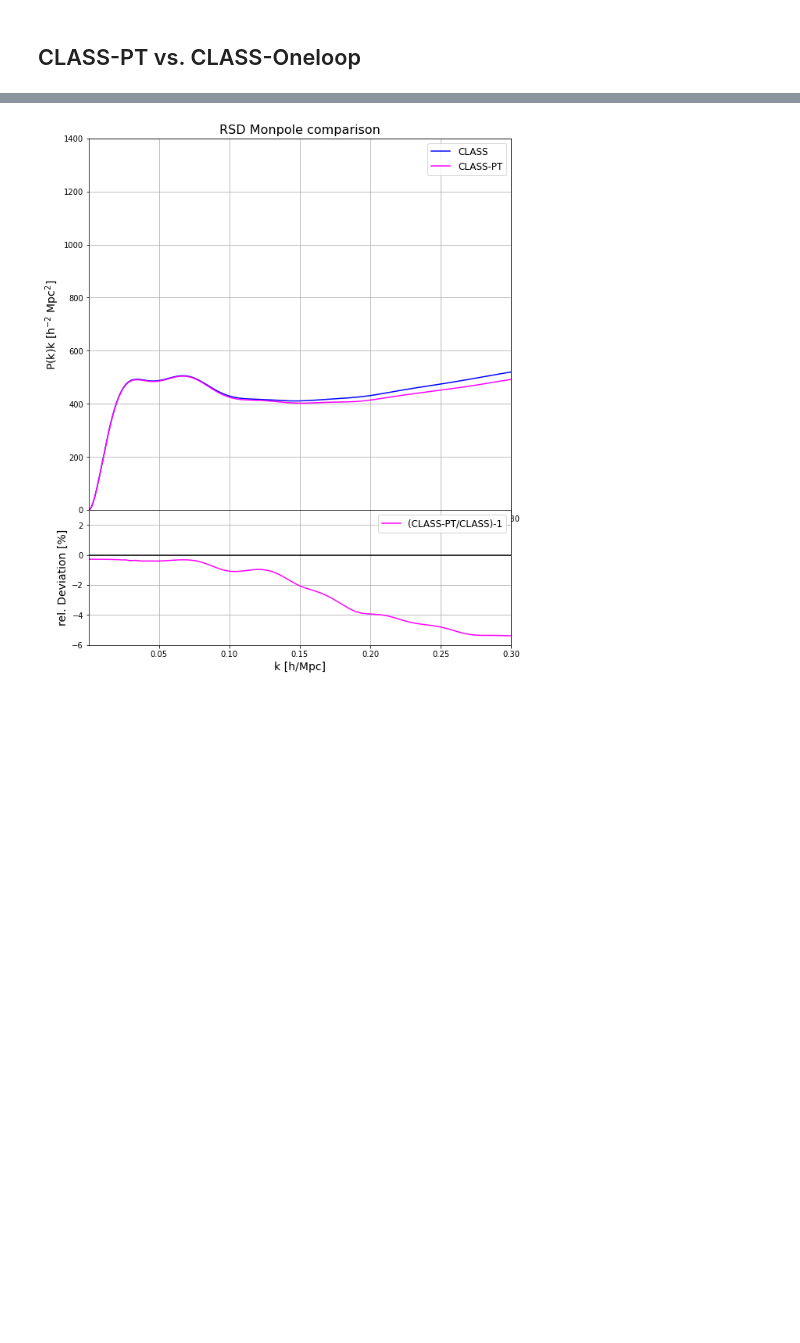
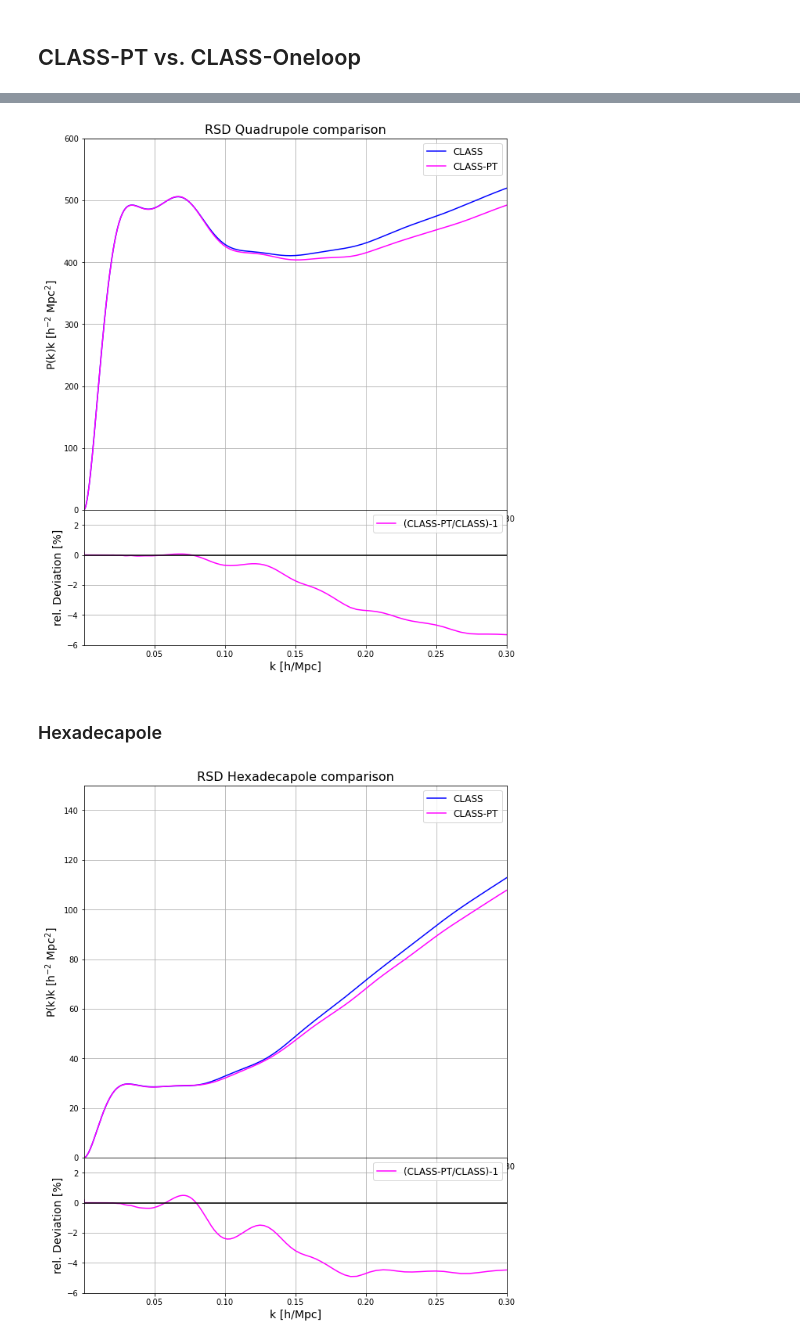
Before and after one commit to Fynn1410/class-bispectrum-png, a Jupyter notebook: python/test_onleoop.ipynb, the cells around one changed output, grey strips where cells are left out. Saved outputs shown, nothing was run; the diff lists cells and outputs as text; code cells hidden in the pictures; blank space fills up the shorter version.

```diff
--- a/python/test_onleoop.ipynb
+++ b/python/test_onleoop.ipynb
@@ -140,7 +236,7 @@ sub.plot(mom_pt["k"]/h, mom_pt["Quadrupole"]*mom_pt["k"]/h, color = "magenta", l
 sub.set_xlabel(r'k [h/Mpc]', fontsize = 14)
 sub.set_ylabel(r'P(k)k [h$^{-2}$ Mpc$^2$]', fontsize = 14)
 sub.set_xlim(1e-4, 0.3)
-sub.set_ylim(0., 1400)
+sub.set_ylim(0., 600)
 sub.legend(fontsize = 12)
 sub.grid()
 sub.set_title("RSD Quadrupole comparison", fontsize=16)
@@ -158,30 +254,34 @@ sub_res.set_ylim(-6, 3)
 # plt.savefig("/home/dennis/Desktop/Plots/Quadrupole_comp_v3.pdf")
 plt.show()
 # %% [output]
-[figure, old version]
+[figure, new version]
+# %% [markdown]
+### Hexadecapole
 # %%
 fig = plt.figure(figsize=(10, 12))
 sub = fig.add_axes([0.15,0.35,0.75,0.55])
-sub.plot(k_arr/h, p_2*h**3*k_arr/h, color = "blue", label = "CLASS")
-sub.plot(mom_pt["k"]/h, mom_pt["Quadrupole"]*mom_pt["k"]/h, color = "magenta", label = "CLASS-PT")
+sub.plot(k_arr/h, p_4*h**3*k_arr/h, color = "blue", label = "CLASS")
+sub.plot(mom_pt["k"]/h, mom_pt["Hexadecapole"]*mom_pt["k"]/h, color = "magenta", label = "CLASS-PT")
 
 sub.set_xlabel(r'k [h/Mpc]', fontsize = 14)
 sub.set_ylabel(r'P(k)k [h$^{-2}$ Mpc$^2$]', fontsize = 14)
 sub.set_xlim(1e-4, 0.3)
-sub.set_ylim(0., 1400)
+sub.set_ylim(0., 150)
 sub.legend(fontsize = 12)
 sub.grid()
-sub.set_title("RSD Monpole comparison", fontsize=16)
+sub.set_title("RSD Hexadecapole comparison", fontsize=16)
 
 sub_res= fig.add_axes([0.15,0.15,0.75,0.2])
-sub_res.plot(k_arr/h, np.subtract(np.divide(mom_pt["Quadrupole"]*k_arr/h,p_2*h**3*k_arr/h)*100., 100.), label = "(CLASS-PT/CLASS)-1", color = "magenta", linestyle = "-")
+sub_res.plot(k_arr/h, np.subtract(np.divide(mom_pt["Hexadecapole"]*k_arr/h,p_4*h**3*k_arr/h)*100., 100.), label = "(CLASS-PT/CLASS)-1", color = "magenta", linestyle = "-")
 sub_res.set_ylabel("rel. Deviation [%]", fontsize = 14)
 sub_res.set_xlabel("k [h/Mpc]", fontsize = 14)
 sub_res.plot([0.,1.],[0.,0.], color = "k")
 sub_res.legend(fontsize = 12)
 sub_res.grid()
 sub_res.set_xlim(1e-4, 0.3)
 sub_res.set_ylim(-6, 3)
 
-# plt.savefig("/home/dennis/Desktop/Plots/Quadrupole_comp_v3.pdf")
+# plt.savefig("/home/dennis/Desktop/Plots/Hexadecapole_comp_v3.pdf")
 plt.show()
+# %% [output]
+[figure, added]
```
Also changed, not shown: parts of 12 cells of this notebook, 1 other file.
